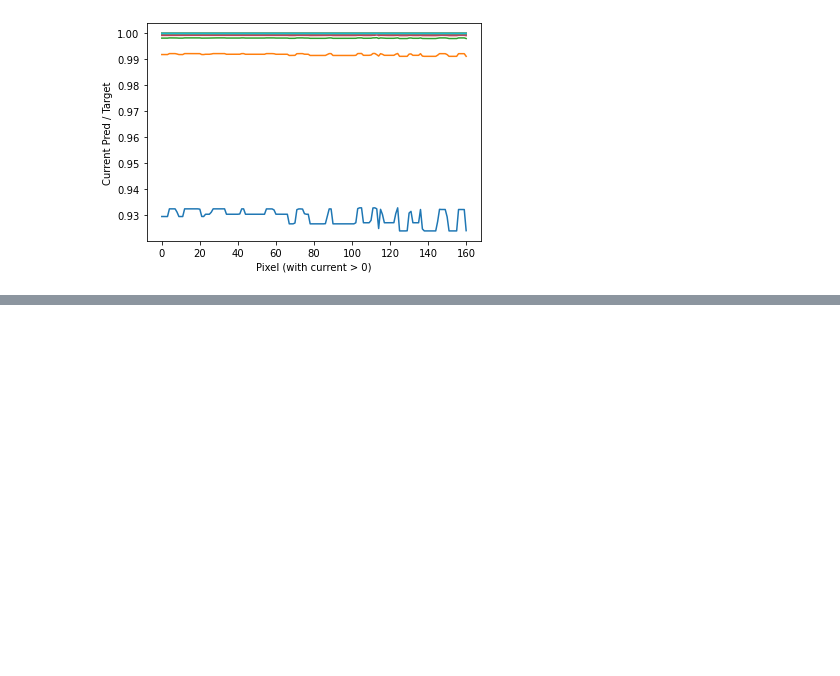
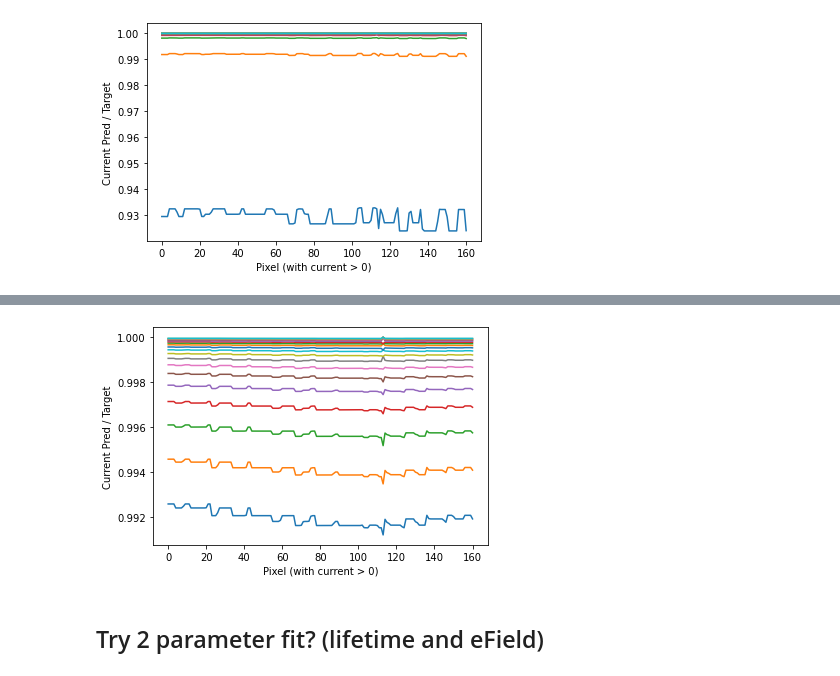
Before and after one commit to ynashed/larnd-sim, a Jupyter notebook: examples/Parameter Fitting.ipynb, the cells around one changed output, grey strips where cells are left out. Saved outputs shown, nothing was run; the diff lists cells and outputs as text; code cells hidden in the pictures; blank space fills up the shorter version.

Commit message:
Some nb cleanup, add lifetime + 2 parameter fit

```diff
--- a/examples/Parameter Fitting.ipynb
+++ b/examples/Parameter Fitting.ipynb
@@ -216,0 +225,34 @@ plt.show()
+# %%
+#Setup simulation object for training
+sim = sim_with_grad()
+sim.load_detector_properties("../larndsim/detector_properties/module0.yaml",
+                             "../larndsim/pixel_layouts/multi_tile_layout-2.2.16.yaml")
+# %%
+#Simple MSE loss between target and output
+loss_fn = torch.nn.MSELoss()
+
+#Initialize lifetime to different value
+lifetime_init = 2000
+update_grad_param(sim, "lifetime", lifetime_init)
+
+# Should be smarter w/ lr, but for now eyeball given gradient
+optimizer = torch.optim.SGD([sim.lifetime], lr=1, momentum=0.1)
+
+training_step_lifetimes = []
+training_step_currents = []
+#Training loop
+for epoch in range(20):
+    optimizer.zero_grad()
+
+    #Simulate with that parameter and get output
+    output = all_sim(sim, selected_tracks_torch, selected_tracks.dtype.names, event_id_map)
+
+    #Calc loss between simulated and target + backprop
+    loss = loss_fn(output, target)
+    loss.backward()
+
+    print(sim.lifetime.grad)
+    optimizer.step()
+    print(sim.lifetime)
+    training_step_lifetimes.append(sim.lifetime.detach())
+    training_step_currents.append(output.detach())
@@ -216,0 +277,15 @@ plt.show()
+# %%
+%matplotlib inline
+
+for ic, current in enumerate(training_step_currents):
+    plt.plot(current[target > 0].numpy()/target[target > 0].detach().numpy(),
+             label='lifetime = %.1f' % training_step_lifetimes[ic])
+
+plt.xlabel('Pixel (with current > 0)')
+plt.ylabel('Current Pred / Target')
+
+plt.show()
+# %% [output]
+[figure, added]
+# %% [markdown]
+## Try 2 parameter fit? (lifetime and eField)
```
Also changed, not shown: parts of 14 cells of this notebook.
